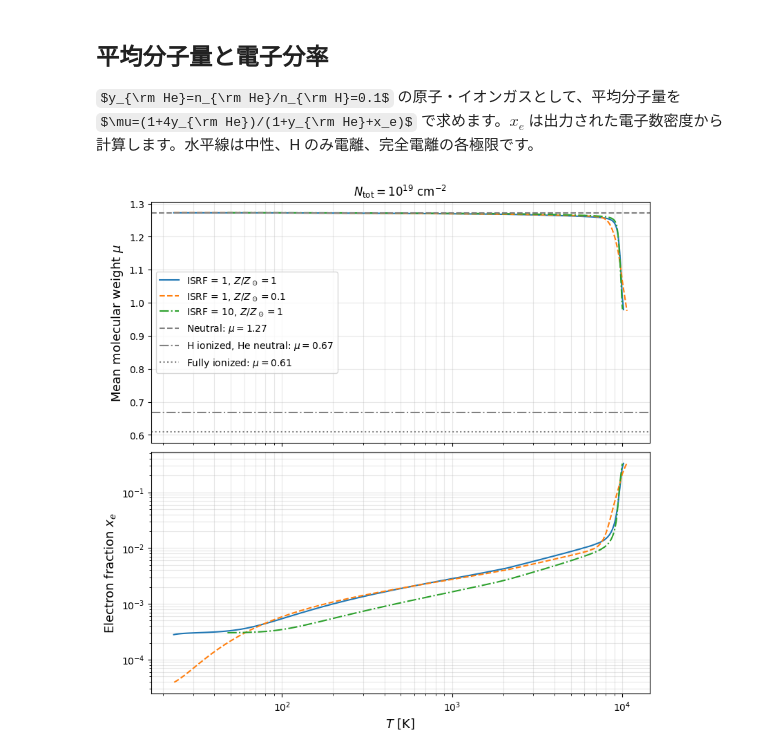
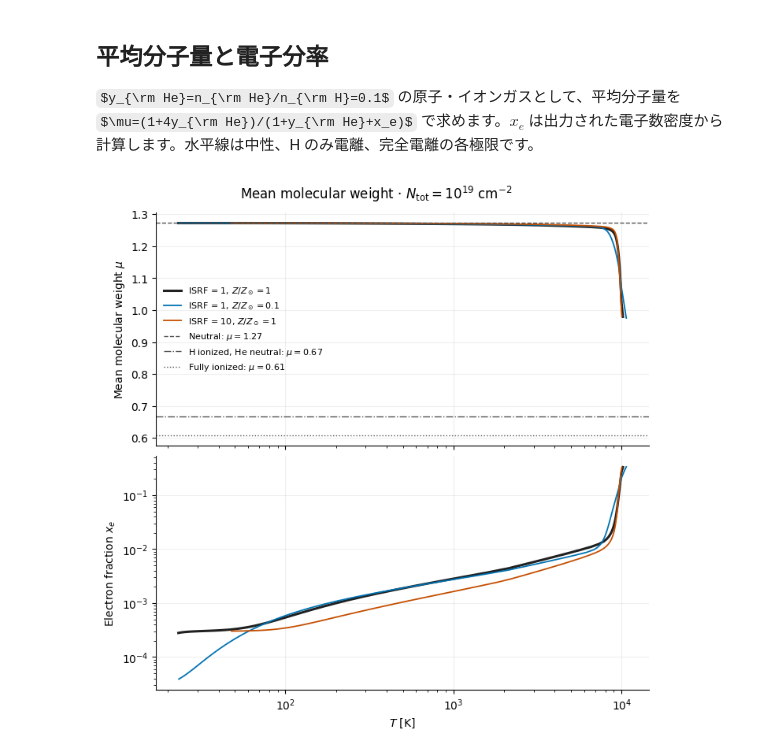
Before and after one commit to babajn/CEQLib, a Jupyter notebook: plot/PlotWolfire1995.ipynb, the cells around one changed output. Cells and saved outputs as stored; diff of their text form; code cells hidden in the pictures; some formulas as TeX source.

```diff
--- a/plot/PlotWolfire1995.ipynb
+++ b/plot/PlotWolfire1995.ipynb
@@ -192,39 +104,10 @@ plot_density_panels(
 ## 平均分子量と電子分率
 
 $y_{\rm He}=n_{\rm He}/n_{\rm H}=0.1$ の原子・イオンガスとして、平均分子量を $\mu=(1+4y_{\rm He})/(1+y_{\rm He}+x_e)$ で求めます。$x_e$ は出力された電子数密度から計算します。水平線は中性、H のみ電離、完全電離の各極限です。
-# %%
-models = [
-    (reference, r"ISRF = 1, $Z/Z_\odot=1$", "-"),
-    (result_file(metallicity=0.1), r"ISRF = 1, $Z/Z_\odot=0.1$", "--"),
-    (result_file(isrf=10), r"ISRF = 10, $Z/Z_\odot=1$", "-."),
-]
-
-y_he = 0.1
-mass_per_h = 1 + 4 * y_he
-fig, (ax_mu, ax_xe) = plt.subplots(
-    2, 1, figsize=(8, 8), sharex=True, layout="constrained",
-)
-for filename, label, style in models:
-    data = read_result(filename).sort_values("T")
-    xe = data["n_e"] / data["n_H"]
-    mu = mass_per_h / (1 + y_he + xe)
-    line, = ax_mu.semilogx(data["T"], mu, linestyle=style, label=label)
-    ax_xe.loglog(data["T"], xe, color=line.get_color(), linestyle=style)
-
-limits = [
-    (1 + y_he, "Neutral", "--"),
-    (2 + y_he, "H ionized, He neutral", "-."),
-    (2 + 3 * y_he, "Fully ionized", ":"),
-]
-for particles, label, style in limits:
-    mu_limit = mass_per_h / particles
-    ax_mu.axhline(mu_limit, color="gray", linestyle=style, label=rf"{label}: $\mu={mu_limit:.2f}$")
-
-ax_mu.set(title=r"$N_{\rm tot}=10^{19}$ cm$^{-2}$", ylabel=r"Mean molecular weight $\mu$")
-ax_xe.set(xlabel=r"$T$ [K]", ylabel=r"Electron fraction $x_e$")
-for ax in (ax_mu, ax_xe):
-    ax.grid(which="both", alpha=0.3)
-ax_mu.legend()
-plt.show()
-# %% [output]
-[figure, removed]
+# %%
+with plt.rc_context(PLOT_STYLE):
+    fig = plot_mean_molecular_weight(results)
+    display(fig)
+    plt.close(fig)
+# %% [output]
+[figure, added]
```
Also changed, not shown: parts of 14 cells of this notebook, 4 other files.
